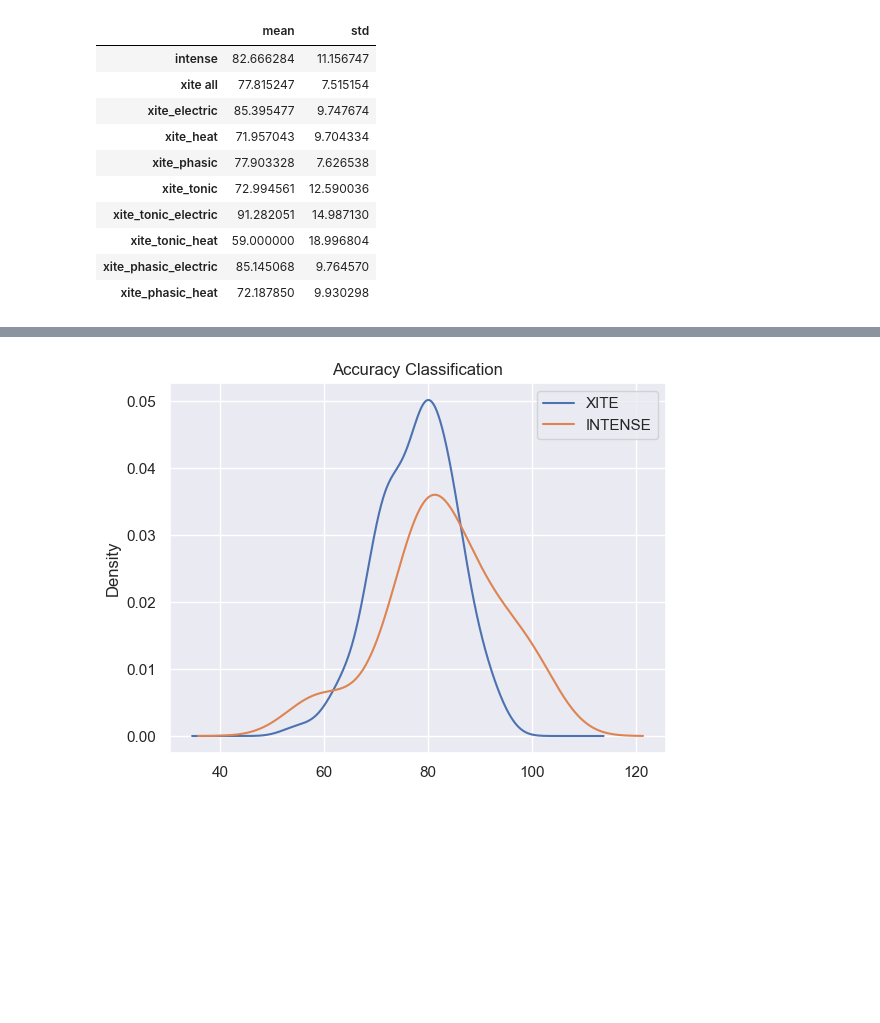
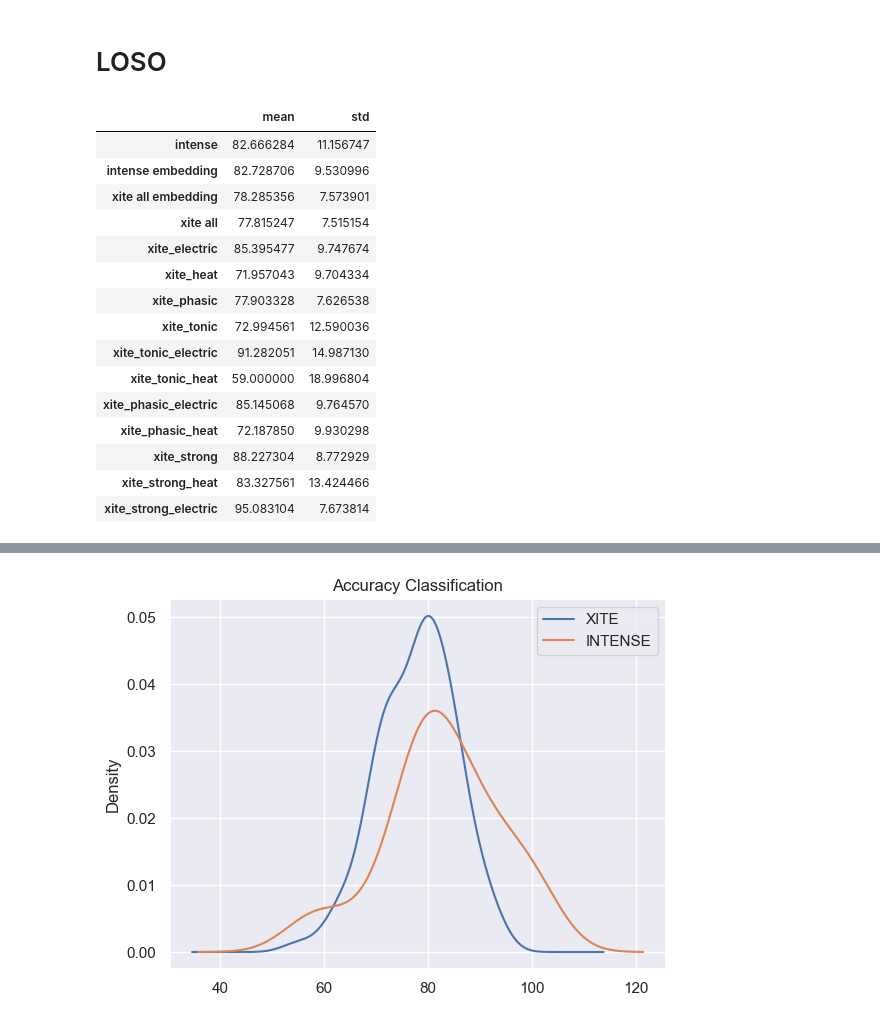
Before and after one commit to sven-knoblauch/PainLevelShiftDetection, a Jupyter notebook: PainClassificationTest/Results/display_results.ipynb, the cells around one changed output, grey strips where cells are left out. Drawn from its saved outputs; the diff is of its cells as text; code cells hidden in the pictures; blank space fills up the shorter version.

```diff
--- a/PainClassificationTest/Results/display_results.ipynb
+++ b/PainClassificationTest/Results/display_results.ipynb
@@ -6,9 +6,13 @@ import matplotlib.pyplot as plt
 import os
 import seaborn as sns
 sns.set_theme()
+# %% [markdown]
+# LOSO
 # %%
 path_xite_all = "xite_all.csv"
+path_xite_all_embedding = "xite_all_embedding.csv"
 path_intense = "intense.csv"
+path_intense_embedding = "intense_embedding.csv"
 path_xite_electric = "xite_electric.csv"
 path_xite_heat = "xite_heat.csv"
 path_xite_tonic = "xite_tonic.csv"
@@ -17,9 +21,14 @@ path_xite_tonic_heat = "xite_tonic_heat.csv"
 path_xite_phasic = "xite_phasic.csv"
 path_xite_phasic_electric = "xite_phasic_electric.csv"
 path_xite_phasic_heat = "xite_phasic_heat.csv"
+path_xite_strong = "xite_strong.csv"
+path_xite_strong_heat = "xite_strong_heat.csv"
+path_xite_strong_electric = "xite_strong_electric.csv"
 # %%
 xite_all = pd.read_csv(path_xite_all)
+xite_all_embedding = pd.read_csv(path_xite_all_embedding)
 intense = pd.read_csv(path_intense)
+intense_embedding = pd.read_csv(path_intense_embedding)
 xite_electric = pd.read_csv(path_xite_electric)
 xite_heat = pd.read_csv(path_xite_heat)
 xite_tonic = pd.read_csv(path_xite_tonic)
@@ -28,22 +37,32 @@ xite_tonic_heat = pd.read_csv(path_xite_tonic_heat)
 xite_phasic = pd.read_csv(path_xite_phasic)
 xite_phasic_electric = pd.read_csv(path_xite_phasic_electric)
 xite_phasic_heat = pd.read_csv(path_xite_phasic_heat)
+xite_strong = pd.read_csv(path_xite_strong)
+xite_strong_heat = pd.read_csv(path_xite_strong_heat)
+xite_strong_electric = pd.read_csv(path_xite_strong_electric)
 # %%
 df = pd.DataFrame([])
 df = pd.concat([df, pd.DataFrame([intense["accuracy"].mean(), intense["accuracy"].std()]).T.rename(columns={0: "mean", 1: "std"}, index={0: "intense"})])
+df = pd.concat([df, pd.DataFrame([intense_embedding["accuracy"].mean(), intense_embedding["accuracy"].std()]).T.rename(columns={0: "mean", 1: "std"}, index={0: "intense embedding"})])
+df = pd.concat([df, pd.DataFrame([xite_all_embedding["accuracy"].mean(), xite_all_embedding["accuracy"].std()]).T.rename(columns={0: "mean", 1: "std"}, index={0: "xite all embedding"})])
 df = pd.concat([df, pd.DataFrame([xite_all["accuracy"].mean(), xite_all["accuracy"].std()]).T.rename(columns={0: "mean", 1: "std"}, index={0: "xite all"})])
 df = pd.concat([df, pd.DataFrame([xite_electric["accuracy"].mean(), xite_electric["accuracy"].std()]).T.rename(columns={0: "mean", 1: "std"}, index={0: "xite_electric"})])
 df = pd.concat([df, pd.DataFrame([xite_heat["accuracy"].mean(), xite_heat["accuracy"].std()]).T.rename(columns={0: "mean", 1: "std"}, index={0: "xite_heat"})])
 df = pd.concat([df, pd.DataFrame([xite_phasic["accuracy"].mean(), xite_phasic["accuracy"].std()]).T.rename(columns={0: "mean", 1: "std"}, index={0: "xite_phasic"})])
 df = pd.concat([df, pd.DataFrame([xite_tonic["accuracy"].mean(), xite_tonic["accuracy"].std()]).T.rename(columns={0: "mean", 1: "std"}, index={0: "xite_tonic"})])
 df = pd.concat([df, pd.DataFrame([xite_tonic_electric["accuracy"].mean(), xite_tonic_electric["accuracy"].std()]).T.rename(columns={0: "mean", 1: "std"}, index={0: "xite_tonic_electric"})])
 df = pd.concat([df, pd.DataFrame([xite_tonic_heat["accuracy"].mean(), xite_tonic_heat["accuracy"].std()]).T.rename(columns={0: "mean", 1: "std"}, index={0: "xite_tonic_heat"})])
 df = pd.concat([df, pd.DataFrame([xite_phasic_electric["accuracy"].mean(), xite_phasic_electric["accuracy"].std()]).T.rename(columns={0: "mean", 1: "std"}, index={0: "xite_phasic_electric"})])
 df = pd.concat([df, pd.DataFrame([xite_phasic_heat["accuracy"].mean(), xite_phasic_heat["accuracy"].std()]).T.rename(columns={0: "mean", 1: "std"}, index={0: "xite_phasic_heat"})])
+df = pd.concat([df, pd.DataFrame([xite_strong["accuracy"].mean(), xite_strong["accuracy"].std()]).T.rename(columns={0: "mean", 1: "std"}, index={0: "xite_strong"})])
+df = pd.concat([df, pd.DataFrame([xite_strong_heat["accuracy"].mean(), xite_strong_heat["accuracy"].std()]).T.rename(columns={0: "mean", 1: "std"}, index={0: "xite_strong_heat"})])
+df = pd.concat([df, pd.DataFrame([xite_strong_electric["accuracy"].mean(), xite_strong_electric["accuracy"].std()]).T.rename(columns={0: "mean", 1: "std"}, index={0: "xite_strong_electric"})])
 df
 # %% [output]
 |  | mean | std |
 | intense | 82.666284 | 11.156747 |
+| intense embedding | 82.728706 | 9.530996 |
+| xite all embedding | 78.285356 | 7.573901 |
 | xite all | 77.815247 | 7.515154 |
 | xite_electric | 85.395477 | 9.747674 |
 | xite_heat | 71.957043 | 9.704334 |
@@ -53,3 +72,6 @@ df
 | xite_tonic_heat | 59.000000 | 18.996804 |
 | xite_phasic_electric | 85.145068 | 9.764570 |
 | xite_phasic_heat | 72.187850 | 9.930298 |
+| xite_strong | 88.227304 | 8.772929 |
+| xite_strong_heat | 83.327561 | 13.424466 |
+| xite_strong_electric | 95.083104 | 7.673814 |
```
Also changed, not shown: parts of 15 cells of this notebook, 18 other files.
